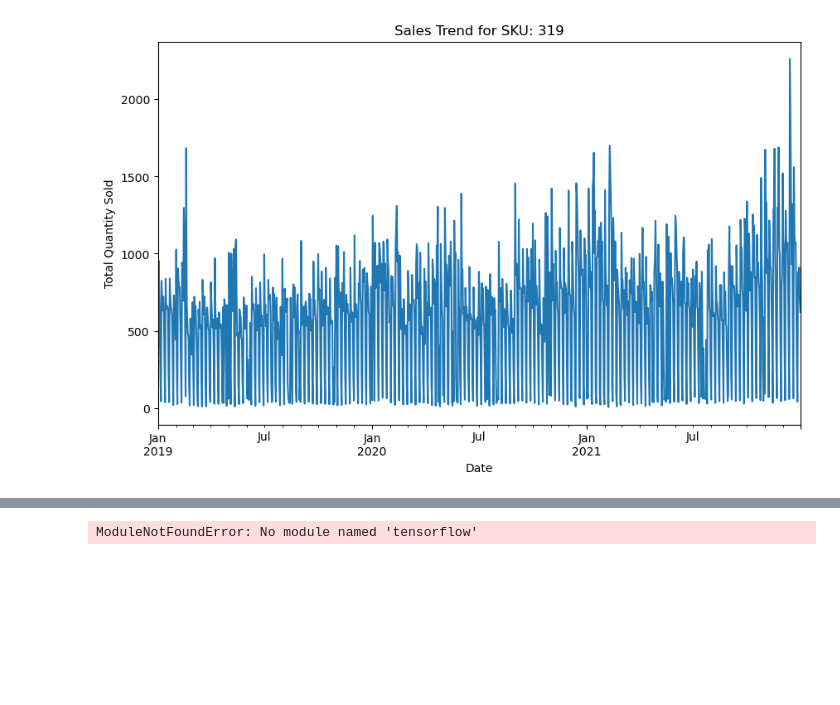
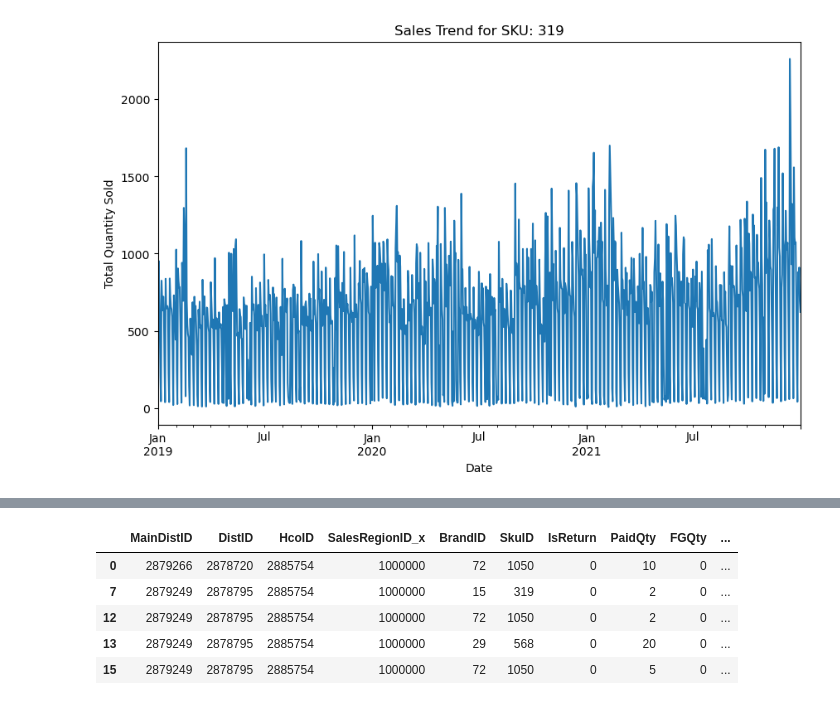
Before and after one commit to senaoz/MIS-492, a Jupyter notebook: main.ipynb, the cells around one changed output, grey strips where cells are left out. Cells and saved outputs as stored; diff of their text form; code cells hidden in the pictures; blank space fills up the shorter version.

Commit message:
add models and predictions

```diff
--- a/main.ipynb
+++ b/main.ipynb
@@ -283,32 +223,12 @@ plt.show()
-# %%
-# LSTM
-from sklearn.preprocessing import MinMaxScaler
-from tensorflow.keras.models import Sequential
-from tensorflow.keras.layers import Dense, LSTM
-
-sku_sales = selected_skus_df[selected_skus_df['SkuID'] == sku_id].groupby('Date')['TotalQuantity'].sum()
-
-scaler = MinMaxScaler()
-sku_sales_scaled = scaler.fit_transform(sku_sales.values.reshape(-1, 1))
-
-X, y = [], []
-for i in range(30, len(sku_sales_scaled)):
-    X.append(sku_sales_scaled[i-30:i, 0])
-    y.append(sku_sales_scaled[i, 0])
-
-X, y = np.array(X), np.array(y)
-X = np.reshape(X, (X.shape[0], X.shape[1], 1))
-
-LSTM_model = Sequential()
-LSTM_model.add(LSTM(units=50, return_sequences=True, input_shape=(X.shape[1], 1)))
-LSTM_model.add(LSTM(units=50, return_sequences=False))
-LSTM_model.add(Dense(units=1))
-
-LSTM_model.compile(optimizer='adam', loss='mean_squared_error')
-LSTM_model.fit(X, y, epochs=100, batch_size=32)
-
-LSTM_forecast = LSTM_model.predict(X[-30:])
-LSTM_forecast = scaler.inverse_transform(LSTM_forecast)
-LSTM_forecast
-# %% [output]
-ModuleNotFoundError: No module named 'tensorflow'
+# %%
+drop_columns = ['Lat', 'Lon', 'Date']
+selected_skus_df = selected_skus_df.drop(columns=drop_columns)
+
+selected_skus_df.head()
+# %% [output]
+|  | MainDistID | DistID | HcoID | SalesRegionID_x | BrandID | SkuID | IsReturn | PaidQty | FGQty | ... |
+| 0 | 2879266 | 2878720 | 2885754 | 1000000 | 72 | 1050 | 0 | 10 | 0 | ... |
+| 7 | 2879249 | 2878795 | 2885754 | 1000000 | 15 | 319 | 0 | 2 | 0 | ... |
+| 12 | 2879249 | 2878795 | 2885754 | 1000000 | 72 | 1050 | 0 | 2 | 0 | ... |
+| 13 | 2879249 | 2878795 | 2885754 | 1000000 | 29 | 568 | 0 | 20 | 0 | ... |
+| 15 | 2879249 | 2878795 | 2885754 | 1000000 | 72 | 1050 | 0 | 5 | 0 | ... |
```
Also changed, not shown: parts of 11 cells of this notebook, 1 other file.
